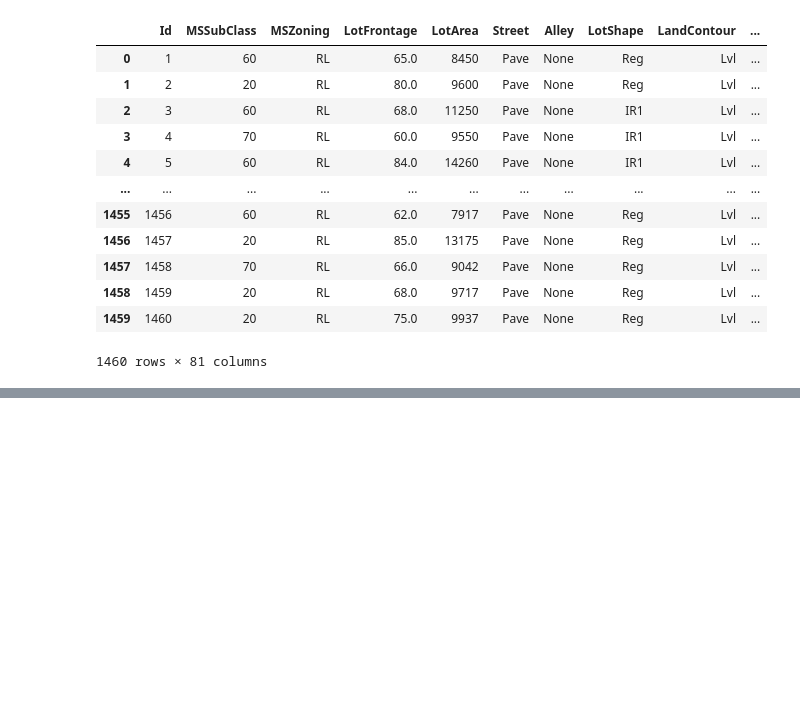
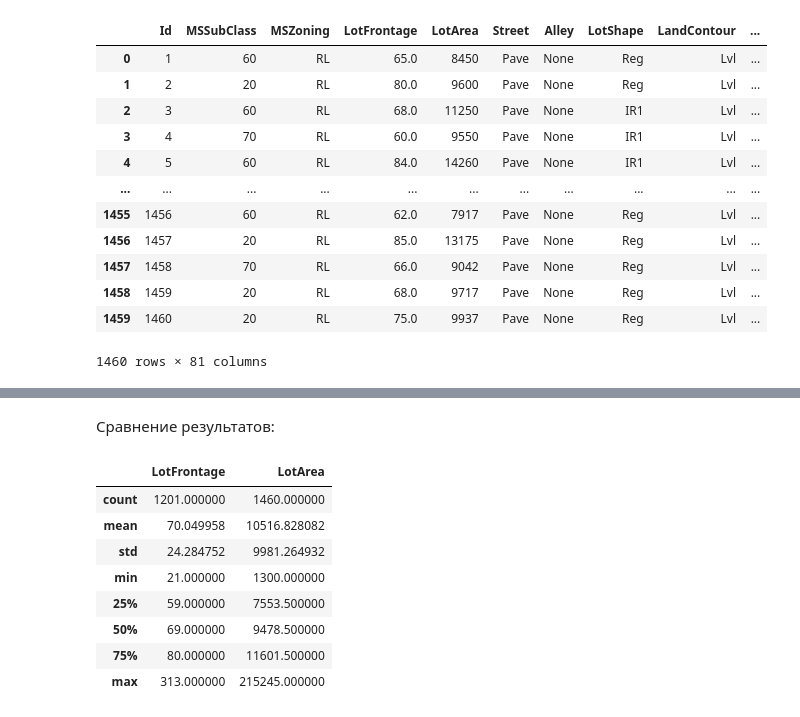
Before and after one commit to IDrumo/Neural-networks-and-deep-learning, a Jupyter notebook: 1. Обработка выбросов/homework.ipynb, the cells around one changed output, grey strips where cells are left out. Saved outputs shown, nothing was run; the diff lists cells and outputs as text; code cells hidden in the pictures; blank space fills up the shorter version.

```diff
--- a/1. Обработка выбросов/homework.ipynb
+++ b/1. Обработка выбросов/homework.ipynb
@@ -50,0 +363,14 @@ data.describe()
+# %% [markdown]
+Сравнение результатов:
+# %%
+data[['LotFrontage', 'LotArea']].describe()
+# %% [output]
+|  | LotFrontage | LotArea |
+| count | 1201.000000 | 1460.000000 |
+| mean | 70.049958 | 10516.828082 |
+| std | 24.284752 | 9981.264932 |
+| min | 21.000000 | 1300.000000 |
+| 25% | 59.000000 | 7553.500000 |
+| 50% | 69.000000 | 9478.500000 |
+| 75% | 80.000000 | 11601.500000 |
+| max | 313.000000 | 215245.000000 |
```
Also changed, not shown: parts of 33 cells of this notebook.
